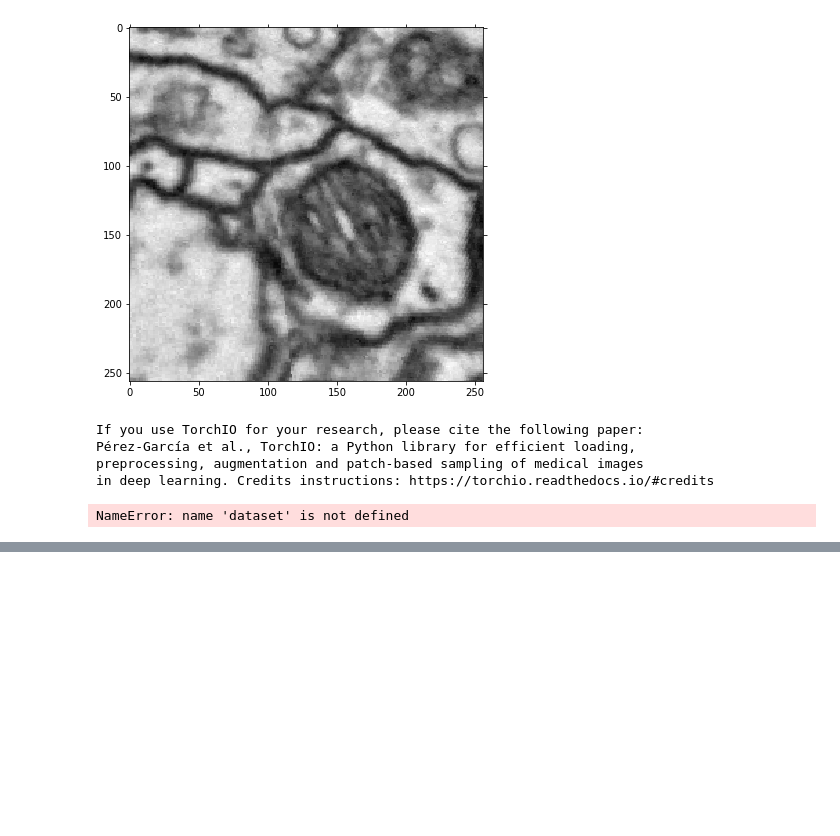
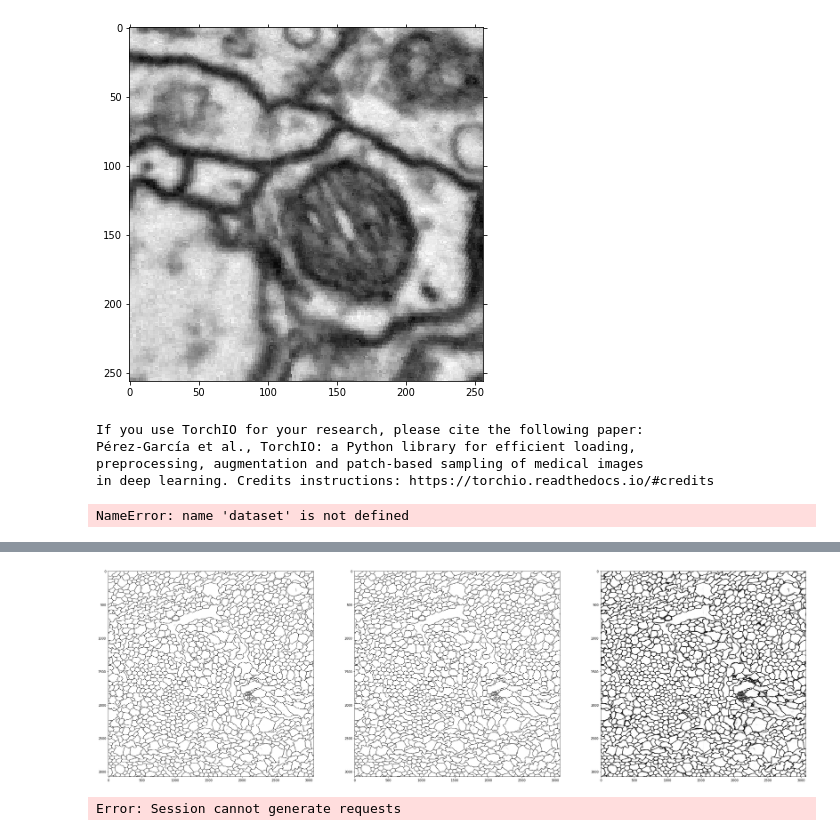
Before and after one commit to image-infomatics/neutorch, a Jupyter notebook: neutorch/notebooks/data_explore.ipynb, the cells around one changed output, grey strips where cells are left out. Drawn from its saved outputs; the diff is of its cells as text; code cells hidden in the pictures; blank space fills up the shorter version.

```diff
--- a/neutorch/notebooks/data_explore.ipynb
+++ b/neutorch/notebooks/data_explore.ipynb
@@ -63,6 +63,23 @@ def view_patch(patch,i=0):
     axarr[2,2].imshow(patch.get_lsd_channel(2)[i,:,:,0])
     axarr[2,3].imshow(patch.get_lsd_channel(3)[i], cmap='gray')
     plt.show()
+
+def view_affinity(affinity,i=0, fig_size=10):
+    plt.rcParams['image.interpolation'] = 'nearest'
+    fig, axarr = plt.subplots(1,3)
+    fig.set_size_inches(fig_size, fig_size//3)
+    axarr[0].imshow(affinity[0][i], cmap='gray')
+    axarr[1].imshow(affinity[1][i], cmap='gray')
+    axarr[2].imshow(affinity[2][i], cmap='gray')
+    plt.show()
+
+def view_segmentation(seg,i=0, fig_size=10):
+    fig = plt.figure()
+    fig.set_size_inches(fig_size, fig_size)
+    dummy_vol = np.zeros(seg.shape)
+    colored = color.label2rgb(seg[i], dummy_vol[i], alpha=1, bg_label=0)
+    plt.imshow(colored)
+    plt.show()
 # %% [output]
 The autoreload extension is already loaded. To reload it, use:
   %reload_ext autoreload
@@ -218,0 +199,4 @@ plt.show()
+# %%
+view_affinity(affinity,fig_size=40)
+# %% [output]
+[figure, added]
@@ -218,0 +212,6 @@ plt.show()
+# %%
+view_segmentation(predict)
+view_segmentation(true)
+view_affinity(affinity)
+# %% [output]
+Error: Session cannot generate requests
```
Also changed, not shown: parts of 4 cells of this notebook, 1 other file.
